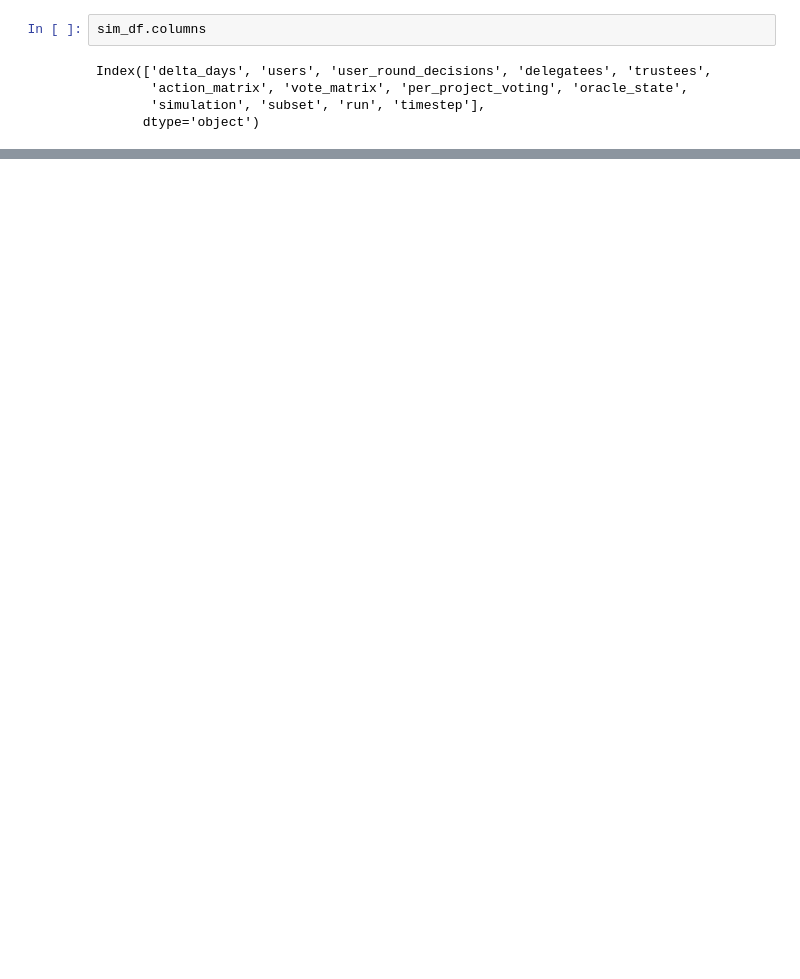
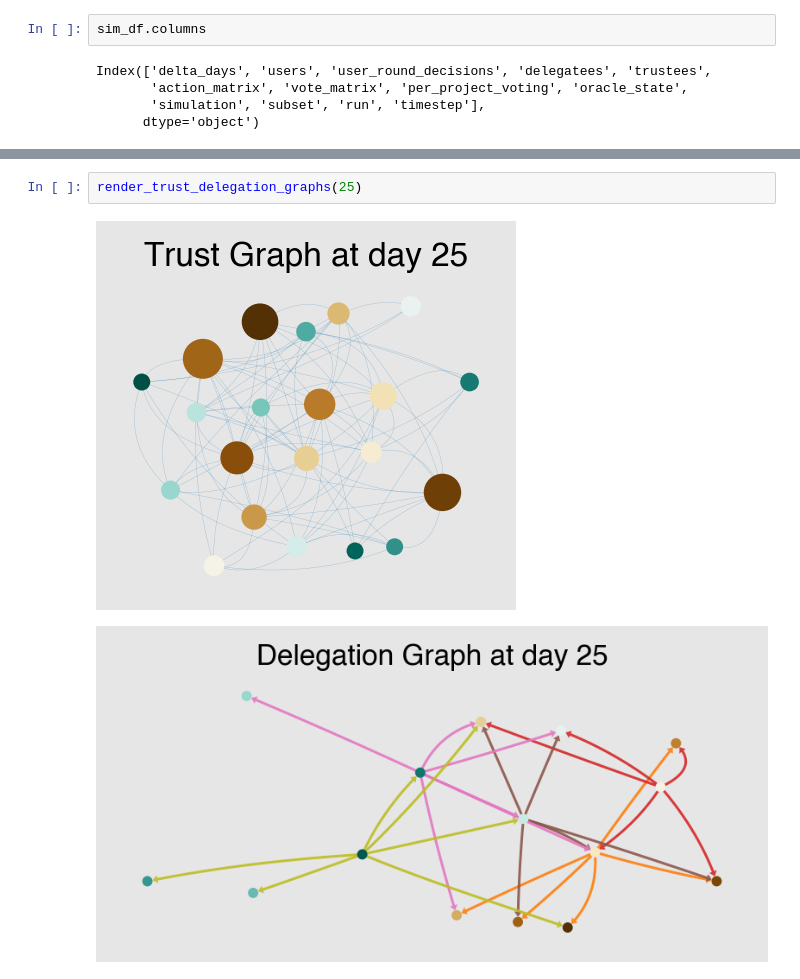
Before and after one commit to BlockScience/neural-quorum-governance, a Jupyter notebook: notebooks/sanity_check.ipynb, the cells around one changed output, grey strips where cells are left out. Cells and saved outputs as stored; diff of their text form; blank space fills up the shorter version.

```diff
--- a/notebooks/sanity_check.ipynb
+++ b/notebooks/sanity_check.ipynb
@@ -213,0 +233,5 @@ for edge
+# %%
+render_trust_delegation_graphs(25)
+# %% [output]
+[figure, added]
+[figure, added]
```
Also changed, not shown: parts of 17 cells of this notebook.
